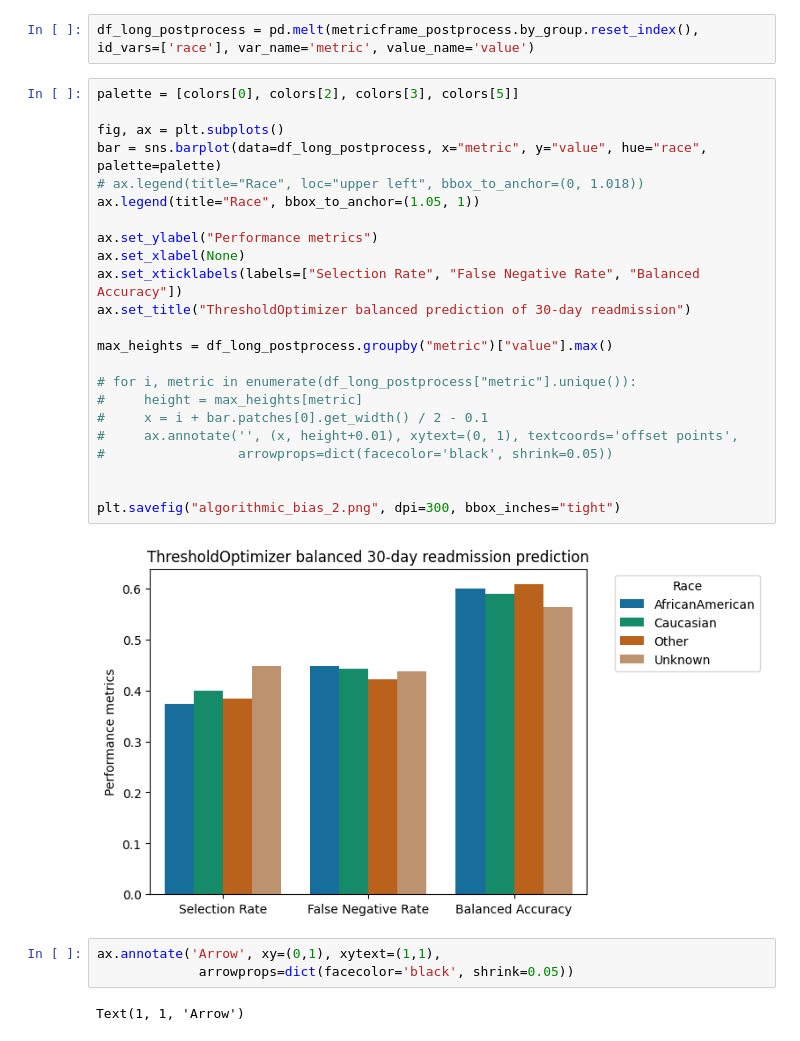
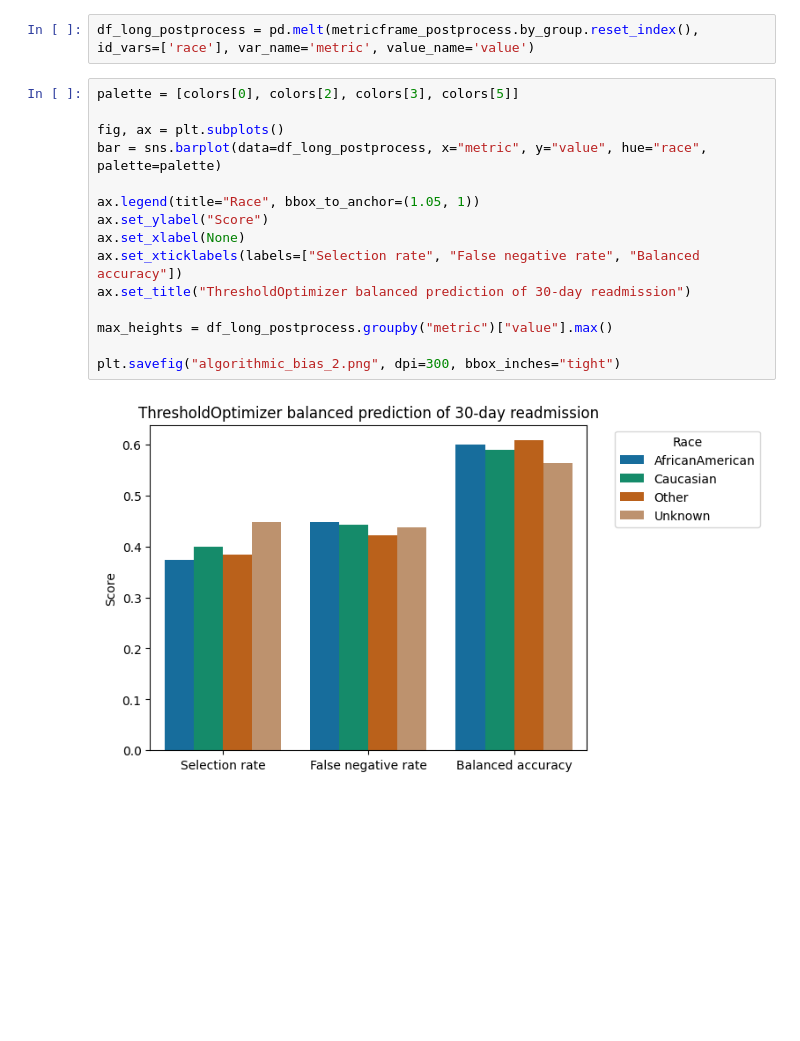
Before and after one commit to theislab/ehrapy-reproducibility, a Jupyter notebook: Supplementary_Figure_X/notebooks/algorithmic_bias.ipynb, the cells around one changed output. Drawn from its saved outputs; the diff is of its cells as text; blank space fills up the shorter version.

```diff
--- a/Supplementary_Figure_X/notebooks/algorithmic_bias.ipynb
+++ b/Supplementary_Figure_X/notebooks/algorithmic_bias.ipynb
@@ -210,30 +210,17 @@ df_long_postprocess = pd.melt(metricframe_postprocess.by_group.reset_index(), id
 # %%
 palette = [colors[0], colors[2], colors[3], colors[5]]
 
 fig, ax = plt.subplots()
 bar = sns.barplot(data=df_long_postprocess, x="metric", y="value", hue="race", palette=palette)
-# ax.legend(title="Race", loc="upper left", bbox_to_anchor=(0, 1.018))
+
 ax.legend(title="Race", bbox_to_anchor=(1.05, 1))
-
-ax.set_ylabel("Performance metrics")
+ax.set_ylabel("Score")
 ax.set_xlabel(None)
-ax.set_xticklabels(labels=["Selection Rate", "False Negative Rate", "Balanced Accuracy"])
+ax.set_xticklabels(labels=["Selection rate", "False negative rate", "Balanced accuracy"])
 ax.set_title("ThresholdOptimizer balanced prediction of 30-day readmission")
 
 max_heights = df_long_postprocess.groupby("metric")["value"].max()
 
-# for i, metric in enumerate(df_long_postprocess["metric"].unique()):
-#     height = max_heights[metric]
-#     x = i + bar.patches[0].get_width() / 2 - 0.1
-#     ax.annotate('', (x, height+0.01), xytext=(0, 1), textcoords='offset points',
-#                 arrowprops=dict(facecolor='black', shrink=0.05))
-
-
 plt.savefig("algorithmic_bias_2.png", dpi=300, bbox_inches="tight")
 # %% [output]
-[figure, old version]
+[figure, new version]
-# %%
-ax.annotate('Arrow', xy=(0,1), xytext=(1,1),
-             arrowprops=dict(facecolor='black', shrink=0.05))
-# %% [output]
-Text(1, 1, 'Arrow')
```
Also changed, not shown: parts of 11 cells of this notebook, 5 other files.
